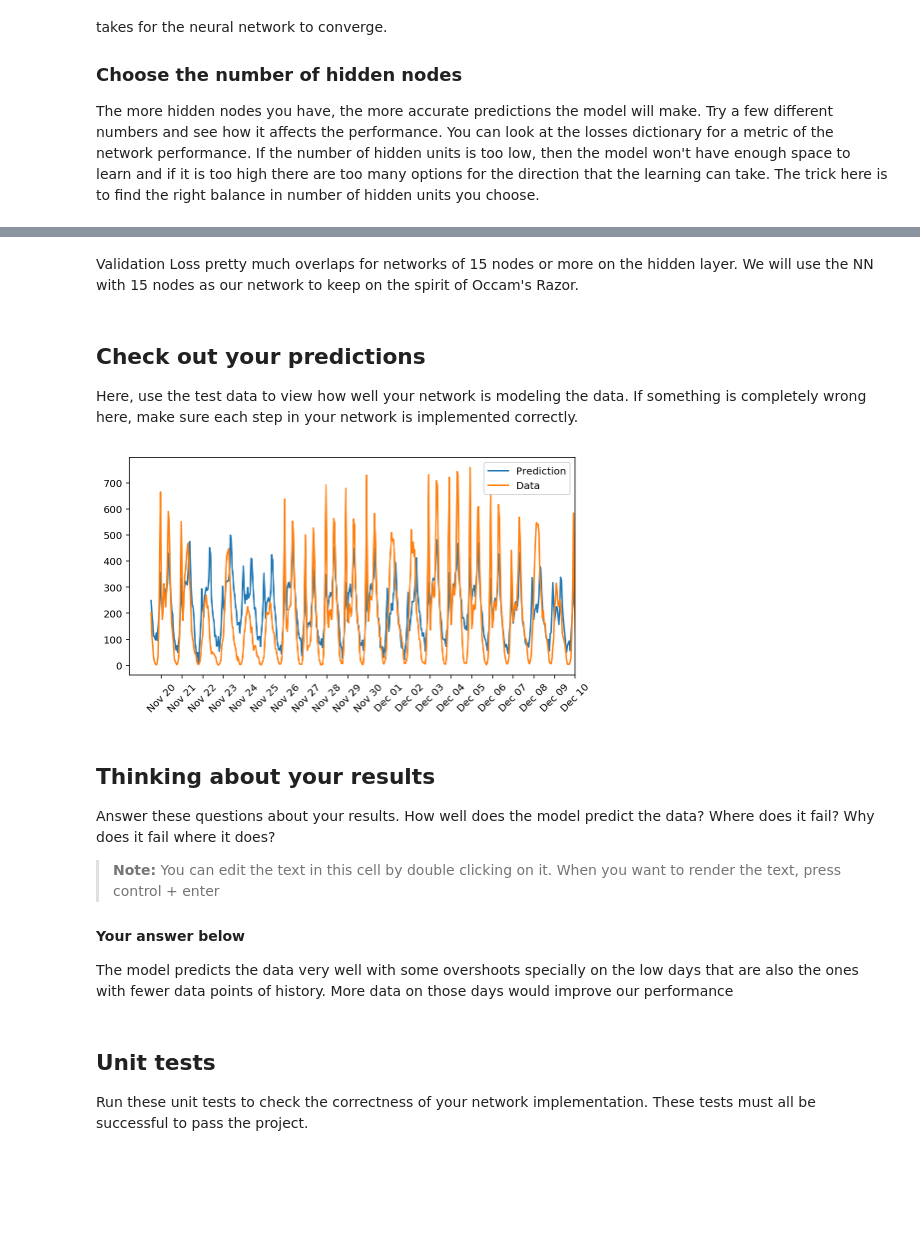
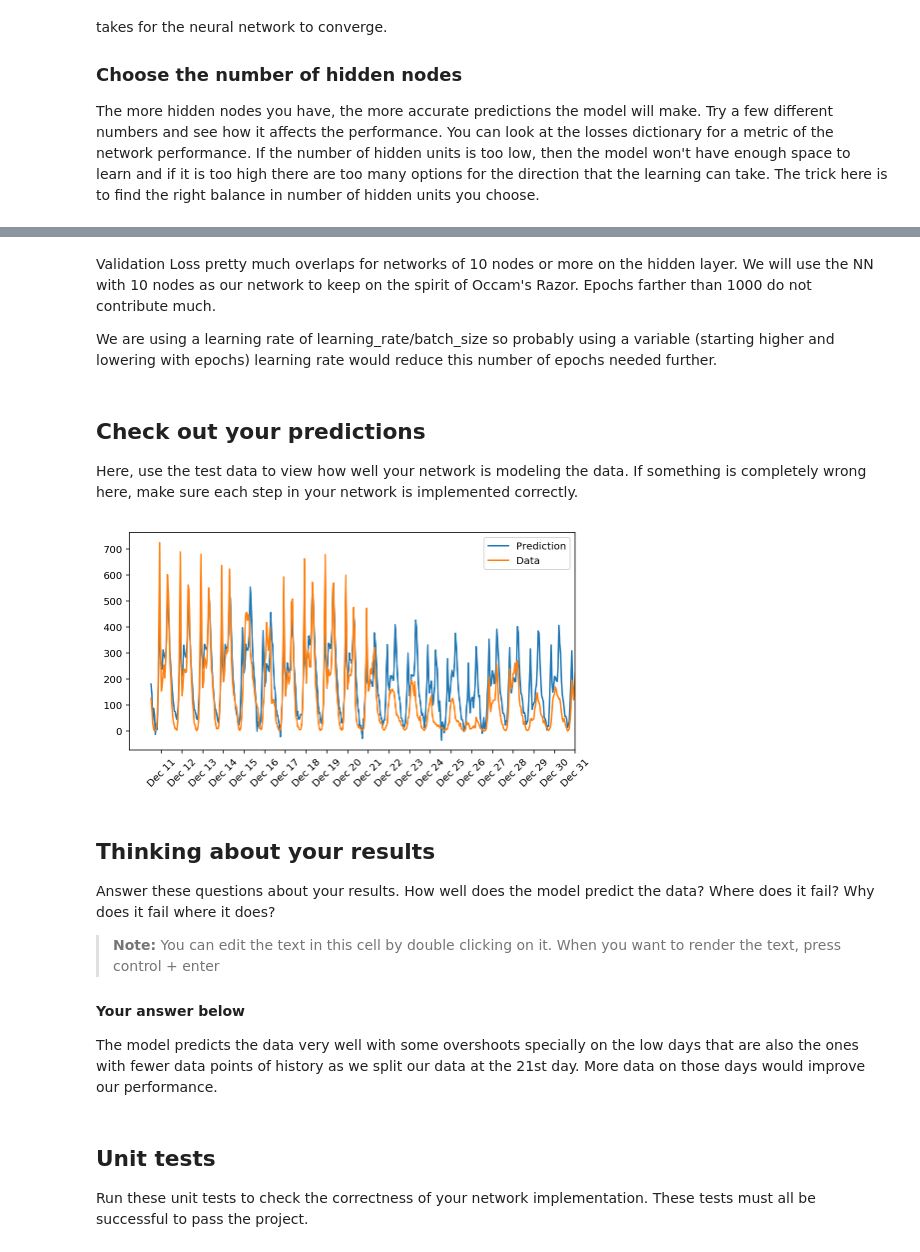
Before and after one commit to filintod/dlnd_p1, a Jupyter notebook: dlnd-your-first-neural-network.ipynb, the cells around one changed output, grey strips where cells are left out. Drawn from its saved outputs; the diff is of its cells as text; code cells hidden in the pictures; blank space fills up the shorter version.

Commit message:
modifications and rerun with more epochs per review

```diff
--- a/dlnd-your-first-neural-network.ipynb
+++ b/dlnd-your-first-neural-network.ipynb
@@ -249,5 +245,7 @@ plt.ylim(ymax=1)
 # %% [markdown]
-Validation Loss pretty much overlaps for networks of 15 nodes or more on the hidden layer.  We will use the NN with 15 nodes as our network to keep on the spirit of Occam's Razor.
+Validation Loss pretty much overlaps for networks of 10 nodes or more on the hidden layer.  We will use the NN with 10 nodes as our network to keep on the spirit of Occam's Razor.  Epochs farther than 1000 do not contribute much.
+
+We are using a learning rate of learning_rate/batch_size so probably using a variable (starting higher and lowering with epochs) learning rate would reduce this number of epochs needed further.
 # %% [markdown]
 ## Check out your predictions
 
@@ -255,19 +253,19 @@ Here, use the test data to view how well your network is modeling the data. If s
 # %%
 fig, ax = plt.subplots(figsize=(8,4))
 
 mean, std = scaled_features['cnt']
-predictions = networks[15].run(test_features)*std + mean
+predictions = networks[10].run(test_features)*std + mean
 ax.plot(predictions[0], label='Prediction')
 ax.plot((test_targets['cnt']*std + mean).values, label='Data')
 ax.set_xlim(right=len(predictions))
 ax.legend()
 
 dates = pd.to_datetime(rides.ix[test_data.index]['dteday'])
 dates = dates.apply(lambda d: d.strftime('%b %d'))
 ax.set_xticks(np.arange(len(dates))[12::24])
 _ = ax.set_xticklabels(dates[12::24], rotation=45)
 # %% [output]
-[figure, old version]
+[figure, new version]
 # %% [markdown]
 ## Thinking about your results
 
@@ -277,7 +275,7 @@ Answer these questions about your results. How well does the model predict the d
 
 #### Your answer below
 
-The model predicts the data very well with some overshoots specially on the low days that are also the ones with fewer data points of history.  More data on those days would improve our performance
+The model predicts the data very well with some overshoots specially on the low days that are also the ones with fewer data points of history as we split our data at the 21st day.  More data on those days would improve our performance.
 # %% [markdown]
 ## Unit tests
 
```
Also changed, not shown: parts of 5 cells of this notebook, 1 other file.
